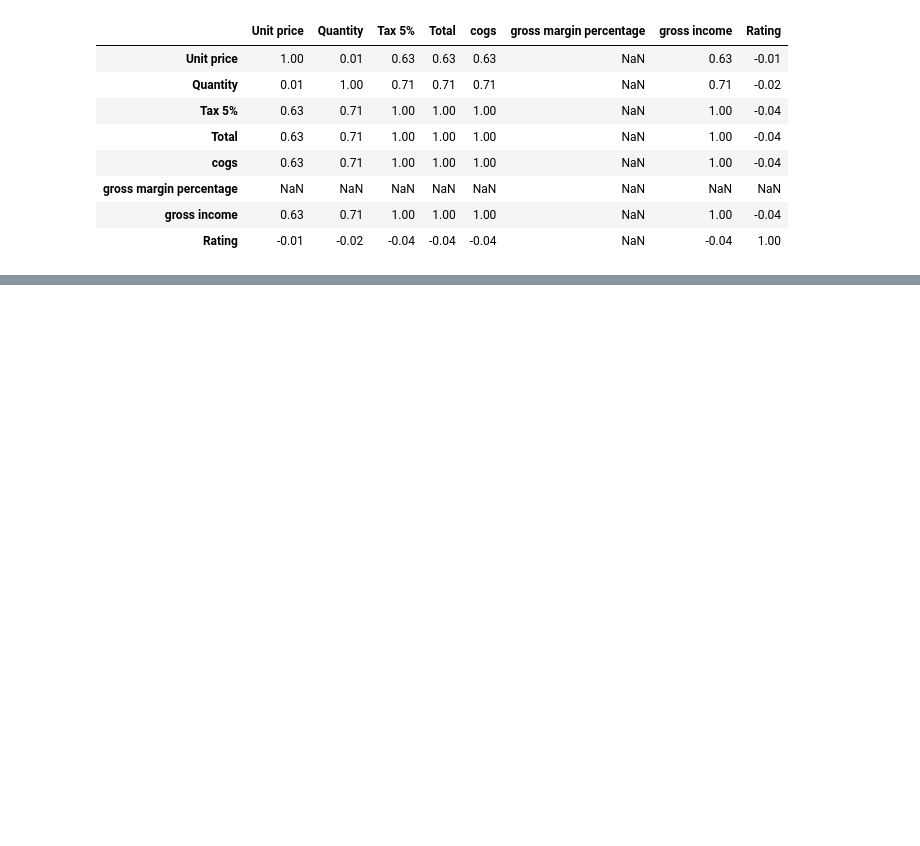
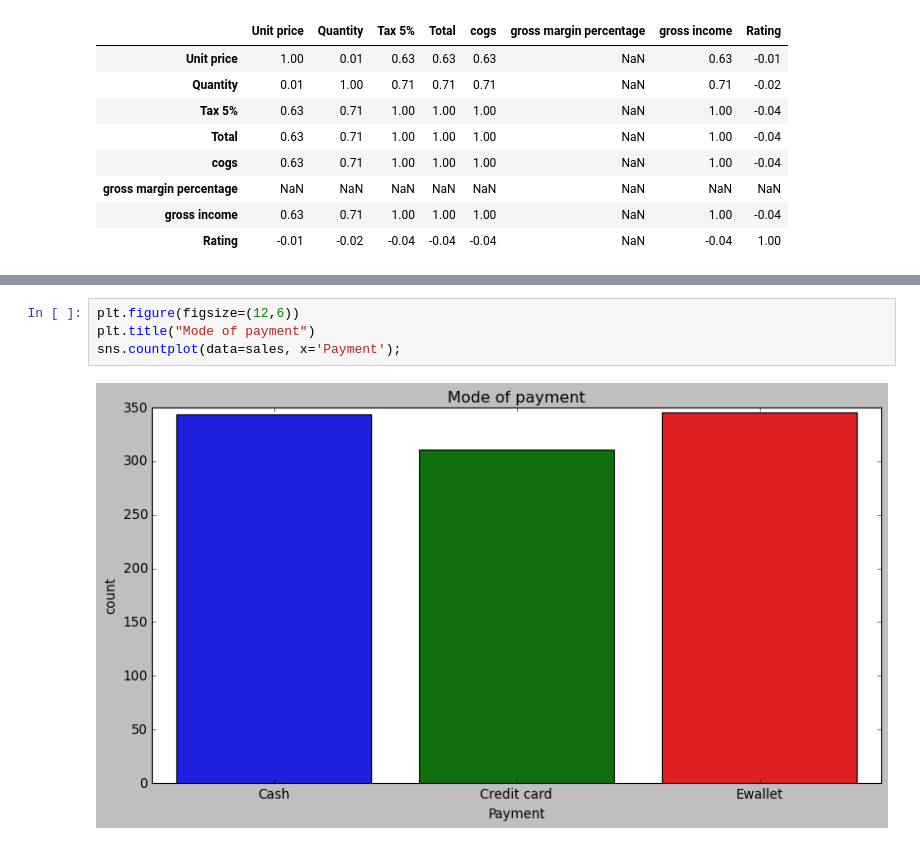
Before and after one commit to FariH004/Supermarket-Sales-Analysis, a Jupyter notebook: code.ipynb, the cells around one changed output, grey strips where cells are left out. Drawn from its saved outputs; the diff is of its cells as text; blank space fills up the shorter version.

```diff
--- a/code.ipynb
+++ b/code.ipynb
@@ -261,0 +283,6 @@ sns.scatterplot(x='Rating', y='gross income', data=sales)
+# %%
+plt.figure(figsize=(12,6))
+plt.title("Mode of payment")
+sns.countplot(data=sales, x='Payment');
+# %% [output]
+[figure, added]
```
Also changed, not shown: parts of 22 cells of this notebook.
